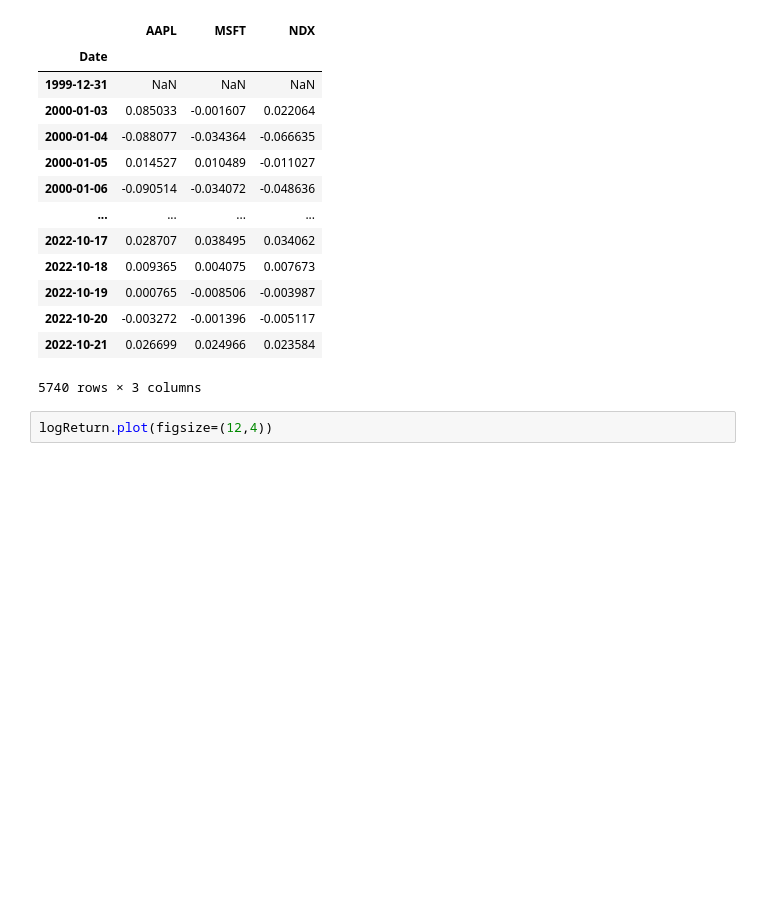
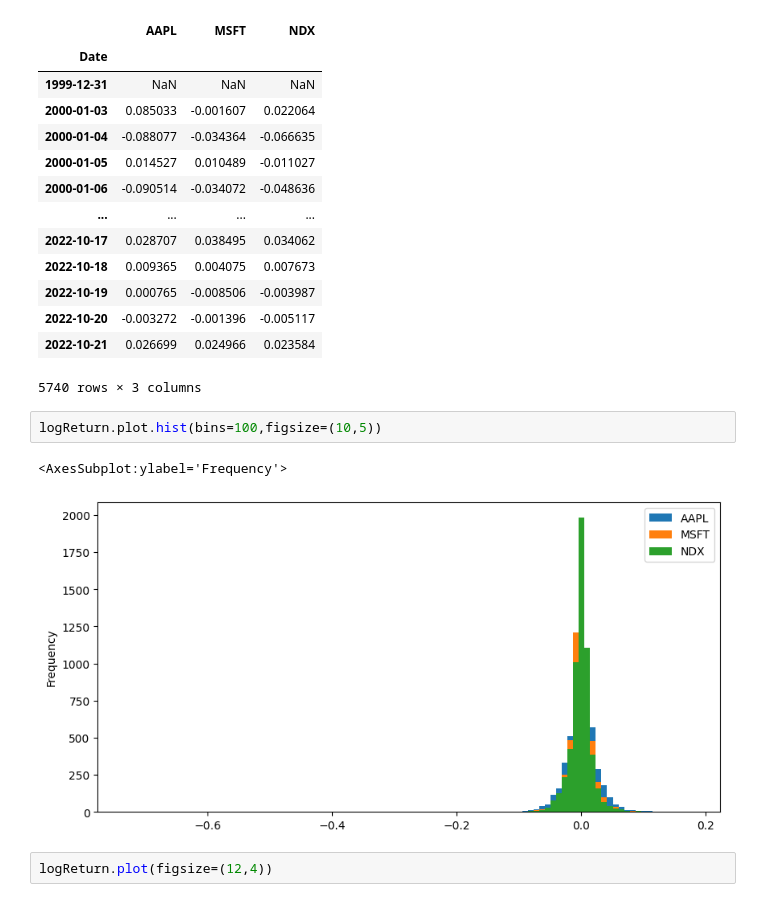
Before and after one commit to kaygun/2022-Fall-388E, a Jupyter notebook: HW1.ipynb, the cells around one changed output. Cells and saved outputs as stored; diff of their text form; blank space fills up the shorter version.

```diff
--- a/HW1.ipynb
+++ b/HW1.ipynb
@@ -229,6 +229,11 @@ logReturn
 | 2022-10-20 | -0.003272 | -0.001396 | -0.005117 |
 | 2022-10-21 | 0.026699 | 0.024966 | 0.023584 |
 5740 rows × 3 columns
+# %%
+logReturn.plot.hist(bins=100,figsize=(10,5))
+# %% [output]
+<AxesSubplot:ylabel='Frequency'>
+[figure, added]
 # %%
 logReturn.plot(figsize=(12,4))
 # %% [output]
```
Also changed, not shown: parts of 5 cells of this notebook.
